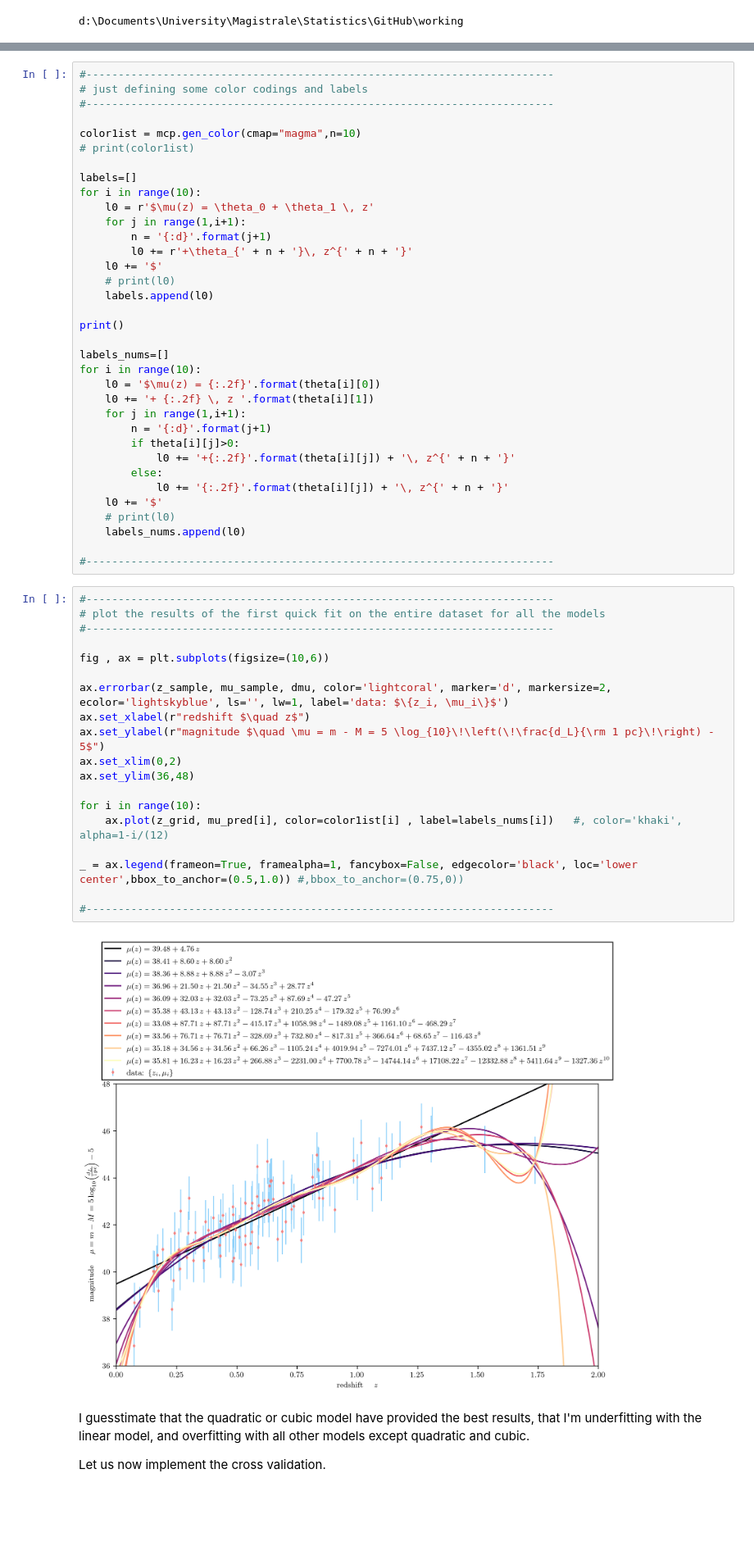
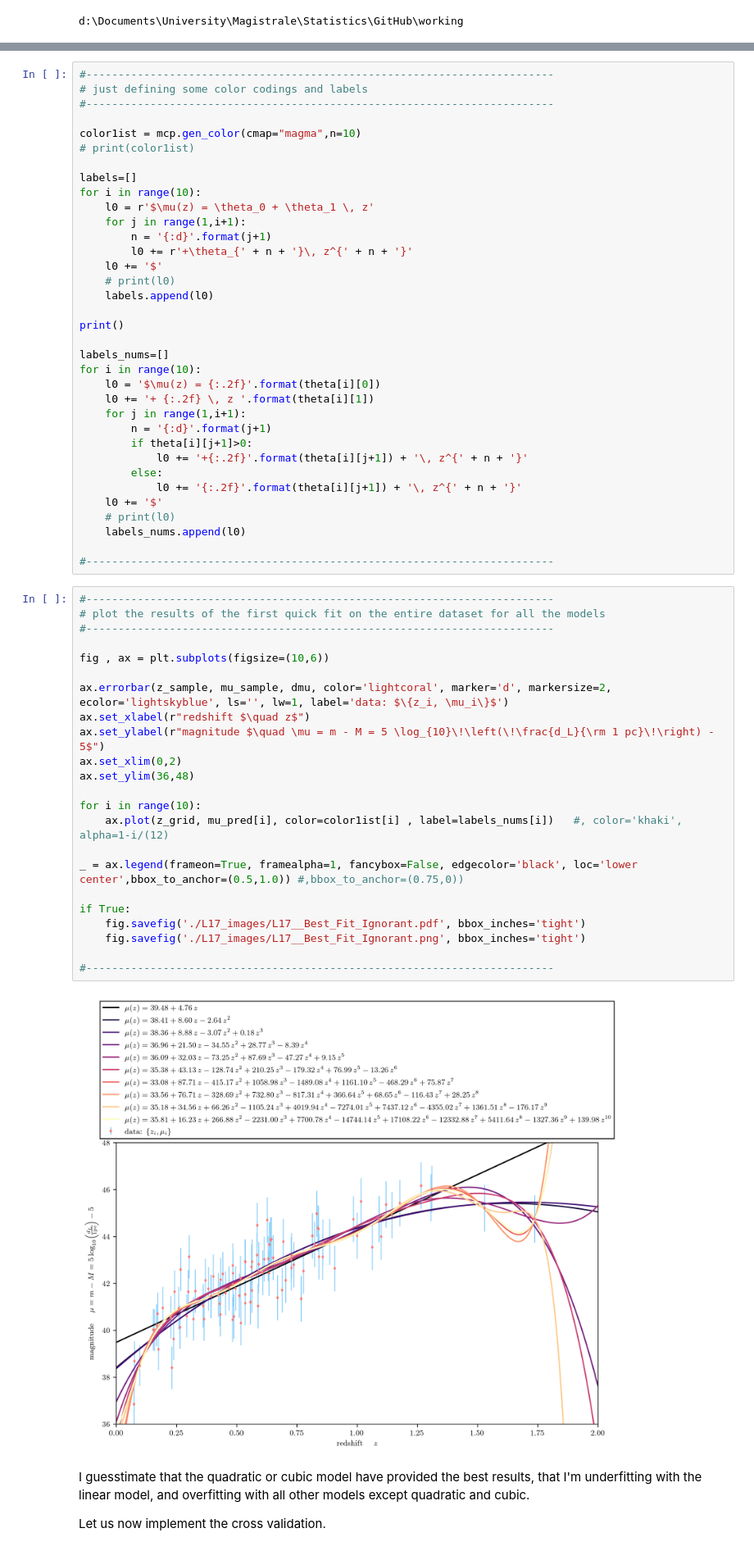
Before and after one commit to Andrea-Pierini/astrostatistics_bicocca_2022-1, a Jupyter notebook: working/L17.ipynb, the cells around one changed output, grey strips where cells are left out. Shown at 82% size. Cells and saved outputs as stored; diff of their text form; blank space fills up the shorter version.

```diff
--- a/working/L17.ipynb
+++ b/working/L17.ipynb
@@ -122,10 +120,10 @@ for i in range(10):
     l0 += '+ {:.2f} \, z '.format(theta[i][1])
     for j in range(1,i+1):
         n = '{:d}'.format(j+1)
-        if theta[i][j]>0:
-            l0 += '+{:.2f}'.format(theta[i][j]) + '\, z^{' + n + '}'
+        if theta[i][j+1]>0:
+            l0 += '+{:.2f}'.format(theta[i][j+1]) + '\, z^{' + n + '}'
         else:
-            l0 += '{:.2f}'.format(theta[i][j]) + '\, z^{' + n + '}'
+            l0 += '{:.2f}'.format(theta[i][j+1]) + '\, z^{' + n + '}'
     l0 += '$'
     # print(l0)
     labels_nums.append(l0)
@@ -134,24 +132,28 @@ for i in range(10):
 # %%
 #-------------------------------------------------------------------------
 # plot the results of the first quick fit on the entire dataset for all the models
 #-------------------------------------------------------------------------
 
 fig , ax = plt.subplots(figsize=(10,6))
 
 ax.errorbar(z_sample, mu_sample, dmu, color='lightcoral', marker='d', markersize=2, ecolor='lightskyblue', ls='', lw=1, label='data: $\{z_i, \mu_i\}$')
 ax.set_xlabel(r"redshift $\quad z$")
 ax.set_ylabel(r"magnitude $\quad \mu = m - M = 5 \log_{10}\!\left(\!\frac{d_L}{\rm 1 pc}\!\right) - 5$")
 ax.set_xlim(0,2)
 ax.set_ylim(36,48)
 
 for i in range(10):
     ax.plot(z_grid, mu_pred[i], color=color1ist[i] , label=labels_nums[i])   #, color='khaki', alpha=1-i/(12)
 
 _ = ax.legend(frameon=True, framealpha=1, fancybox=False, edgecolor='black', loc='lower center',bbox_to_anchor=(0.5,1.0)) #,bbox_to_anchor=(0.75,0))
 
+if True:
+    fig.savefig('./L17_images/L17__Best_Fit_Ignorant.pdf', bbox_inches='tight')
+    fig.savefig('./L17_images/L17__Best_Fit_Ignorant.png', bbox_inches='tight')
+
 #-------------------------------------------------------------------------
 # %% [output]
-[figure, old version]
+[figure, new version]
 # %% [markdown]
 I guesstimate that the quadratic or cubic model have provided the best results, that I'm underfitting with the linear model, and overfitting with all other models except quadratic and cubic.
 
```
Also changed, not shown: parts of 6 cells of this notebook, 4 other files.
